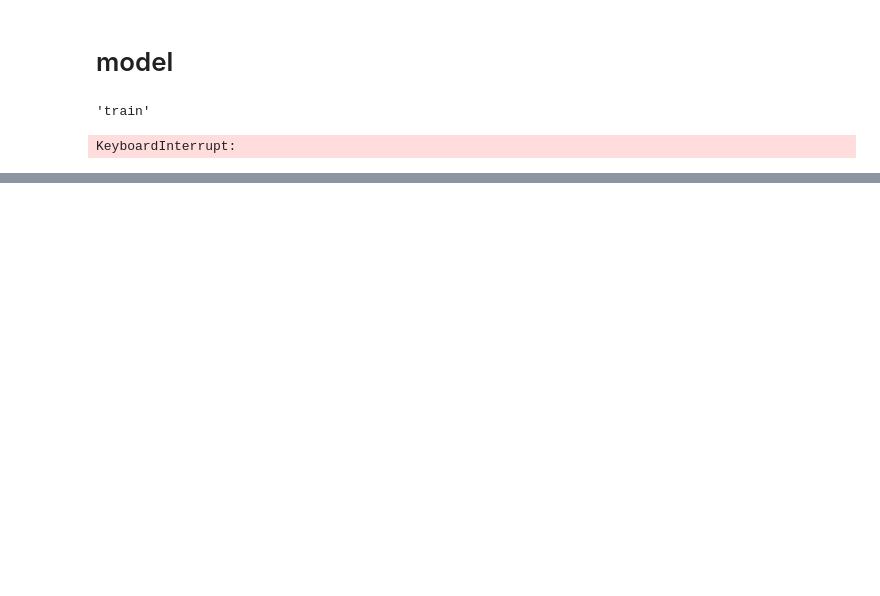
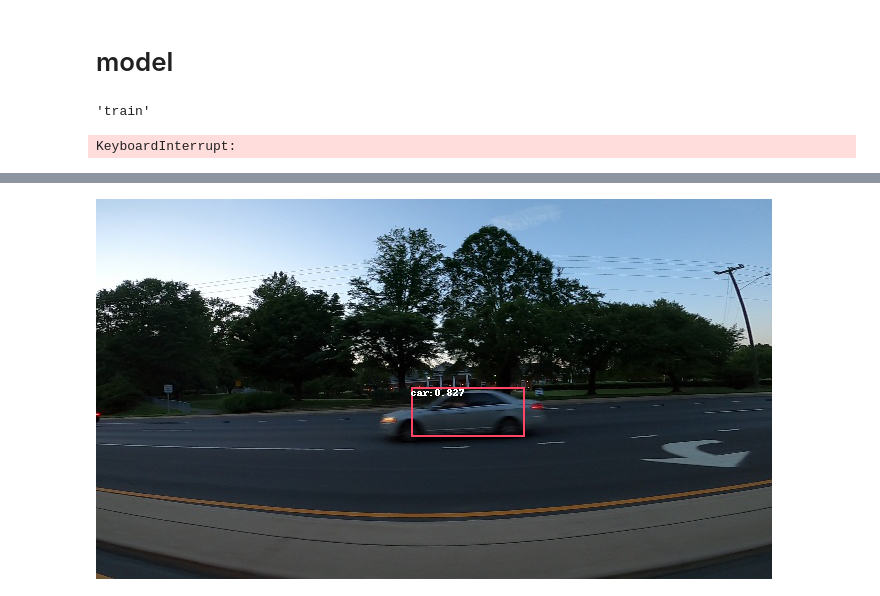
Before and after one commit to Gwanjyun/GwanjyunDeepLearning-2021Summer, a Jupyter notebook: Object Detection/CenterNet/train_car.ipynb, the cells around one changed output, grey strips where cells are left out. Drawn from its saved outputs; the diff is of its cells as text; code cells hidden in the pictures; blank space fills up the shorter version.

Commit message:
sar CenterNet

```diff
--- a/Object Detection/CenterNet/train_car.ipynb
+++ b/Object Detection/CenterNet/train_car.ipynb
@@ -270,0 +326,13 @@ result[5]['bboxes'][result[5]['scores']>0.2]
+# %%
+img = car.test_img[9][1]
+x = torch.unsqueeze(torchvision.transforms.F.pil_to_tensor(img)/255,0).cuda(device)
+centerNet.eval()
+centerNet.mode = 'test'
+result, losses = centerNet(x)
+# %%
+img_array = x[0].permute(1,2,0).cpu().numpy()
+# %%
+img = PIL.Image.fromarray((img_array*255).astype(np.uint8))
+# %%
+keep = np.where(result[0]['scores'].cpu()>0.5)[0]
+keep
@@ -271,3 +353,9 @@ result[5]['bboxes'][result[5]['scores']>0.2]
+# %%
+img1 = drawbbox(img, result[0],keep)
+# drawbbox(img1, target[0],color = '#00FF00')
+img1
+# %% [output]
+[figure, added]
 # %%
 target[5]
 # %%
```
Also changed, not shown: parts of 19 cells of this notebook, 4 other files.
